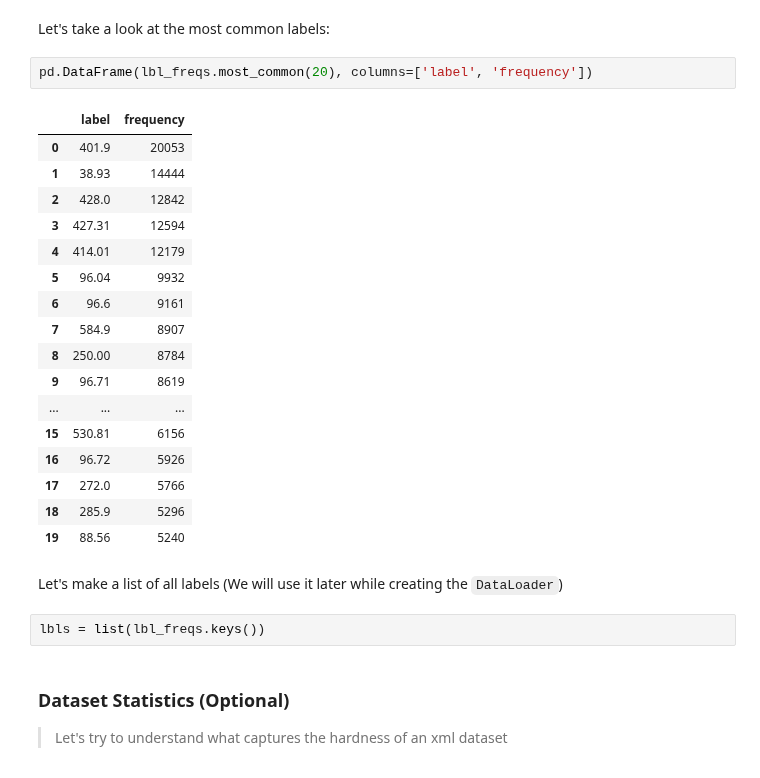
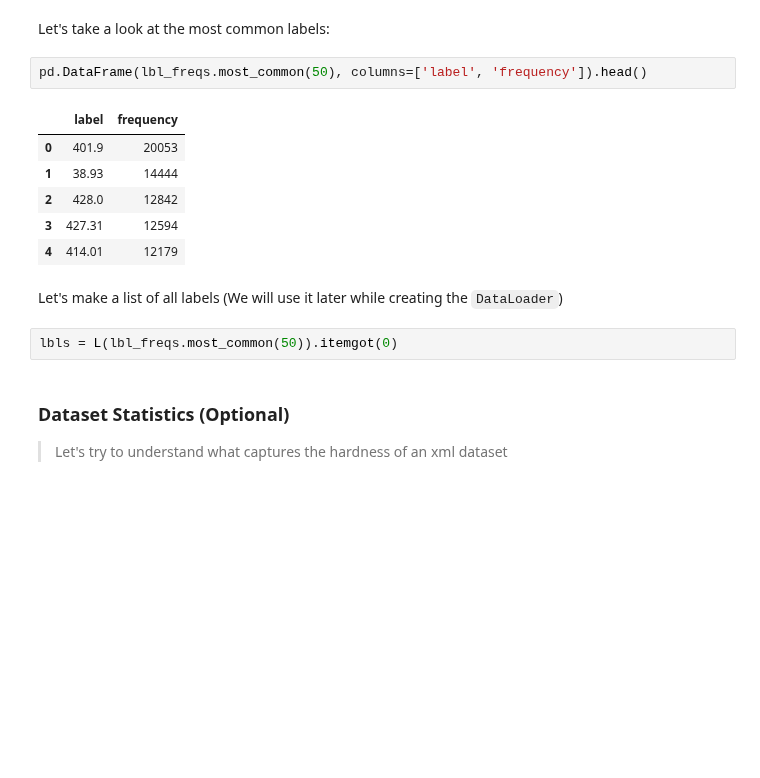
Before and after one commit to debjyotiSRoy/xcube, a Jupyter notebook: nbs/18_tutorial.train_mimic3.ipynb, the cells around one changed output. Saved outputs shown, nothing was run; the diff lists cells and outputs as text; blank space fills up the shorter version.

```diff
--- a/nbs/18_tutorial.train_mimic3.ipynb
+++ b/nbs/18_tutorial.train_mimic3.ipynb
@@ -305,29 +305,18 @@ len(lbl_freqs)
 # %% [markdown]
 Let's take a look at the most common labels:
 # %%
-pd.DataFrame(lbl_freqs.most_common(20), columns=['label', 'frequency'])
+pd.DataFrame(lbl_freqs.most_common(50), columns=['label', 'frequency']).head()
 # %% [output]
 |  | label | frequency |
 | 0 | 401.9 | 20053 |
 | 1 | 38.93 | 14444 |
 | 2 | 428.0 | 12842 |
 | 3 | 427.31 | 12594 |
 | 4 | 414.01 | 12179 |
-| 5 | 96.04 | 9932 |
-| 6 | 96.6 | 9161 |
-| 7 | 584.9 | 8907 |
-| 8 | 250.00 | 8784 |
-| 9 | 96.71 | 8619 |
-| ... | ... | ... |
-| 15 | 530.81 | 6156 |
-| 16 | 96.72 | 5926 |
-| 17 | 272.0 | 5766 |
-| 18 | 285.9 | 5296 |
-| 19 | 88.56 | 5240 |
 # %% [markdown]
 Let's make a list of all labels (We will use it later while creating the `DataLoader`)
 # %%
-lbls = list(lbl_freqs.keys())
+lbls = L(lbl_freqs.most_common(50)).itemgot(0)
 # %% [markdown]
 ### Dataset Statistics (Optional)
 > Let's try to understand what captures the hardness of an xml dataset
```
Also changed, not shown: parts of 368 cells of this notebook.
